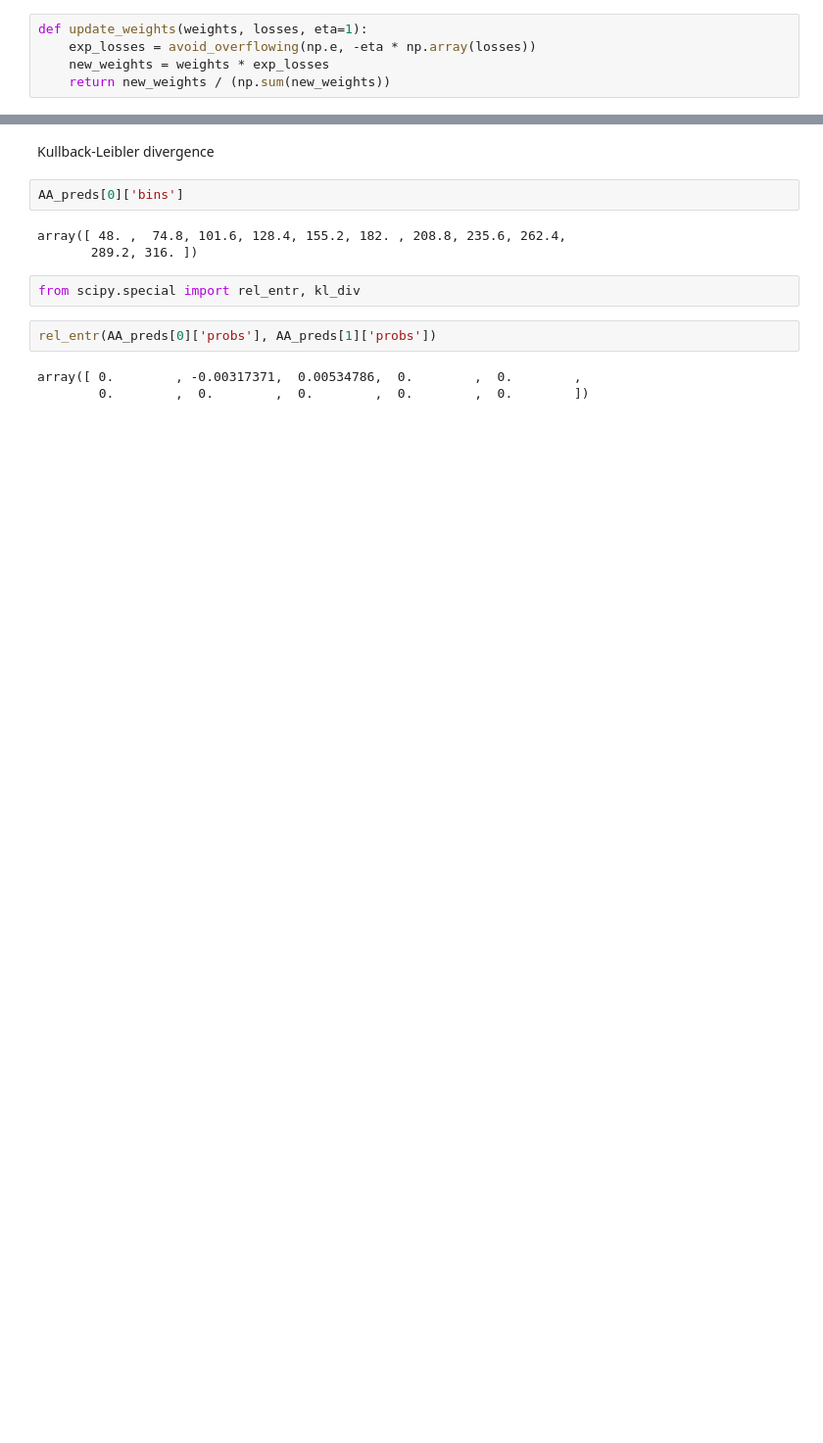
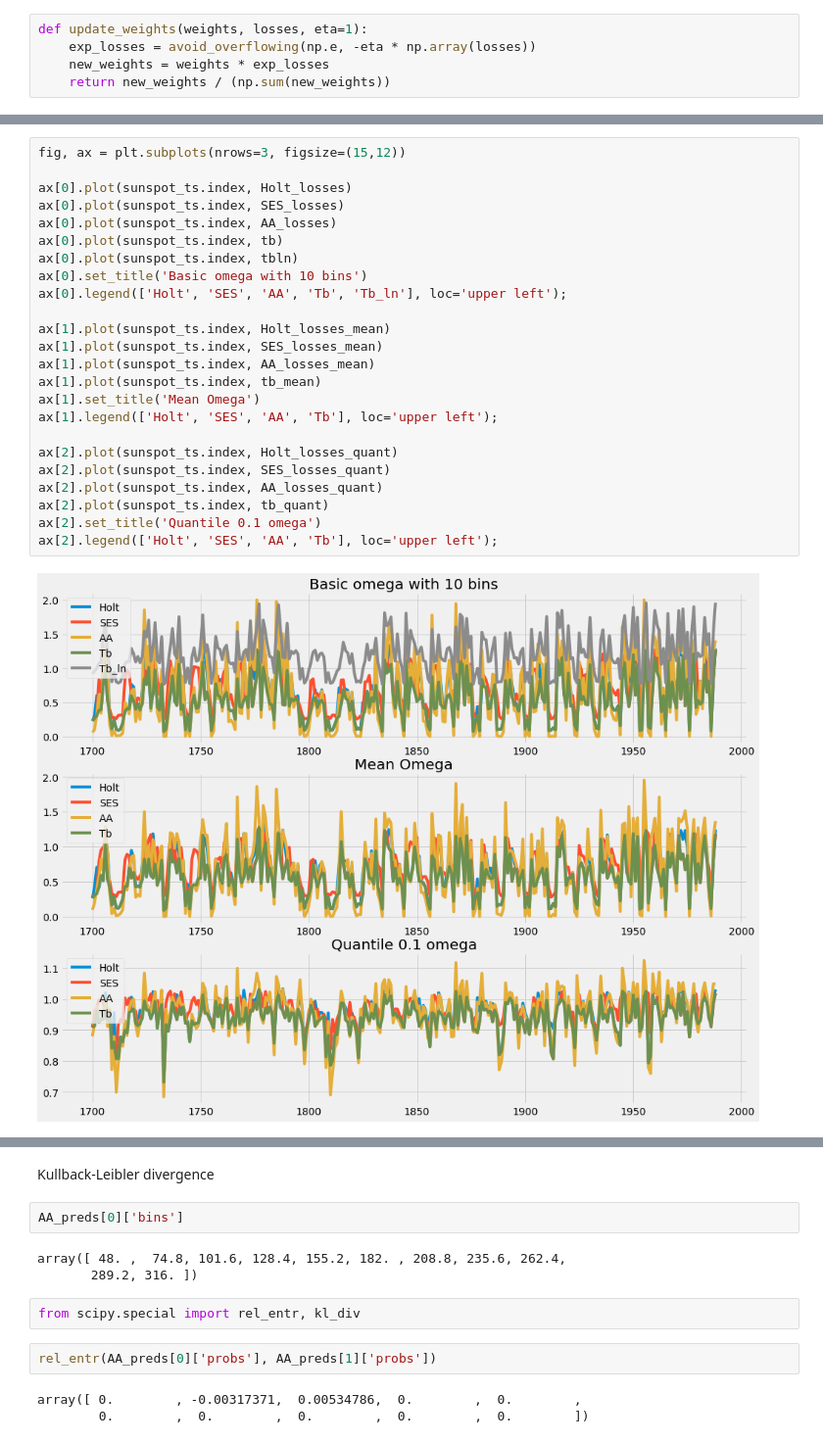
Before and after one commit to aromanenko/AggregatingAlgorithm, a Jupyter notebook: DFA.ipynb, the cells around one changed output, grey strips where cells are left out. Shown at 98% size. Cells and saved outputs as stored; diff of their text form; blank space fills up the shorter version.

```diff
--- a/DFA.ipynb
+++ b/DFA.ipynb
@@ -382,3 +370,29 @@ for i in range(len(sunspot_ts.values)):
+# %%
+fig, ax = plt.subplots(nrows=3, figsize=(15,12))
+
+ax[0].plot(sunspot_ts.index, Holt_losses)
+ax[0].plot(sunspot_ts.index, SES_losses)
+ax[0].plot(sunspot_ts.index, AA_losses)
+ax[0].plot(sunspot_ts.index, tb)
+ax[0].plot(sunspot_ts.index, tbln)
+ax[0].set_title('Basic omega with 10 bins')
+ax[0].legend(['Holt', 'SES', 'AA', 'Tb', 'Tb_ln'], loc='upper left');
+
+ax[1].plot(sunspot_ts.index, Holt_losses_mean)
+ax[1].plot(sunspot_ts.index, SES_losses_mean)
+ax[1].plot(sunspot_ts.index, AA_losses_mean)
+ax[1].plot(sunspot_ts.index, tb_mean)
+ax[1].set_title('Mean Omega')
+ax[1].legend(['Holt', 'SES', 'AA', 'Tb'], loc='upper left');
+
+ax[2].plot(sunspot_ts.index, Holt_losses_quant)
+ax[2].plot(sunspot_ts.index, SES_losses_quant)
+ax[2].plot(sunspot_ts.index, AA_losses_quant)
+ax[2].plot(sunspot_ts.index, tb_quant)
+ax[2].set_title('Quantile 0.1 omega')
+ax[2].legend(['Holt', 'SES', 'AA', 'Tb'], loc='upper left');
+# %% [output]
+[figure, added]
 # %%
 fig, ax = plt.subplots(3, figsize=(15,12))
 
```
Also changed, not shown: parts of 47 cells of this notebook.
